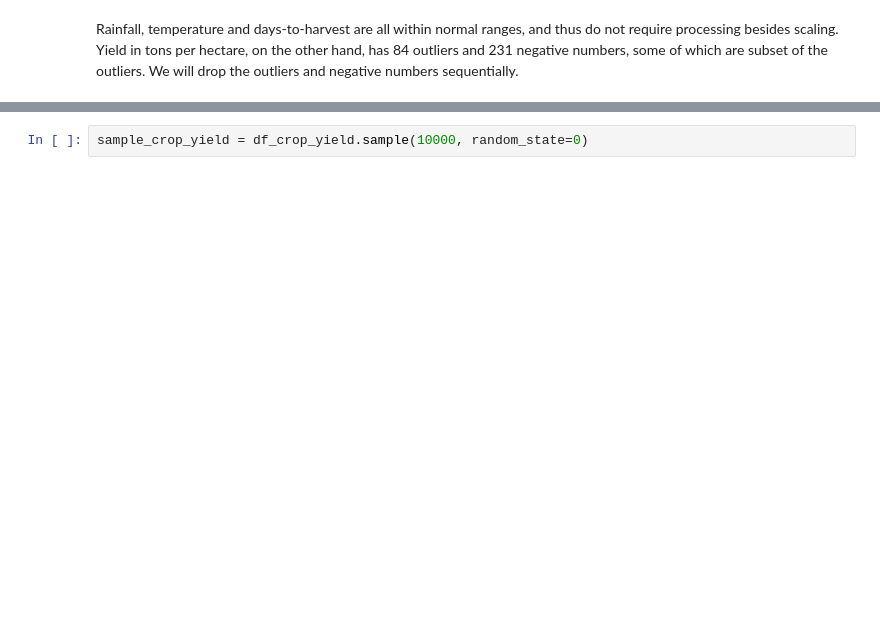
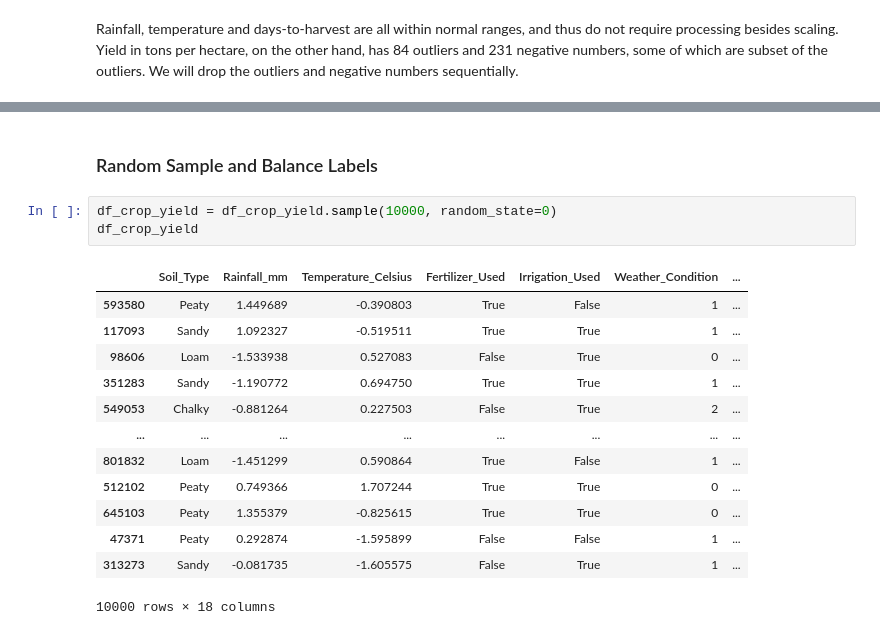
Before and after one commit to BlueJayVRStudio/CSCA5632_final, a Jupyter notebook: UnsupervisedLearningProject.ipynb, the cells around one changed output, grey strips where cells are left out. Cells and saved outputs as stored; diff of their text form; blank space fills up the shorter version.

```diff
--- a/UnsupervisedLearningProject.ipynb
+++ b/UnsupervisedLearningProject.ipynb
@@ -269,2 +293,19 @@ All Tests Passed
+# %% [markdown]
+### Random Sample and Balance Labels
 # %%
-sample_crop_yield = df_crop_yield.sample(10000, random_state=0)
+df_crop_yield = df_crop_yield.sample(10000, random_state=0)
+df_crop_yield
+# %% [output]
+|  | Soil_Type | Rainfall_mm | Temperature_Celsius | Fertilizer_Used | Irrigation_Used | Weather_Condition | ... |
+| 593580 | Peaty | 1.449689 | -0.390803 | True | False | 1 | ... |
+| 117093 | Sandy | 1.092327 | -0.519511 | True | True | 1 | ... |
+| 98606 | Loam | -1.533938 | 0.527083 | False | True | 0 | ... |
+| 351283 | Sandy | -1.190772 | 0.694750 | True | True | 1 | ... |
+| 549053 | Chalky | -0.881264 | 0.227503 | False | True | 2 | ... |
+| ... | ... | ... | ... | ... | ... | ... | ... |
+| 801832 | Loam | -1.451299 | 0.590864 | True | False | 1 | ... |
+| 512102 | Peaty | 0.749366 | 1.707244 | True | True | 0 | ... |
+| 645103 | Peaty | 1.355379 | -0.825615 | True | True | 0 | ... |
+| 47371 | Peaty | 0.292874 | -1.595899 | False | False | 1 | ... |
+| 313273 | Sandy | -0.081735 | -1.605575 | False | True | 1 | ... |
+10000 rows × 18 columns
```
Also changed, not shown: parts of 43 cells of this notebook.
